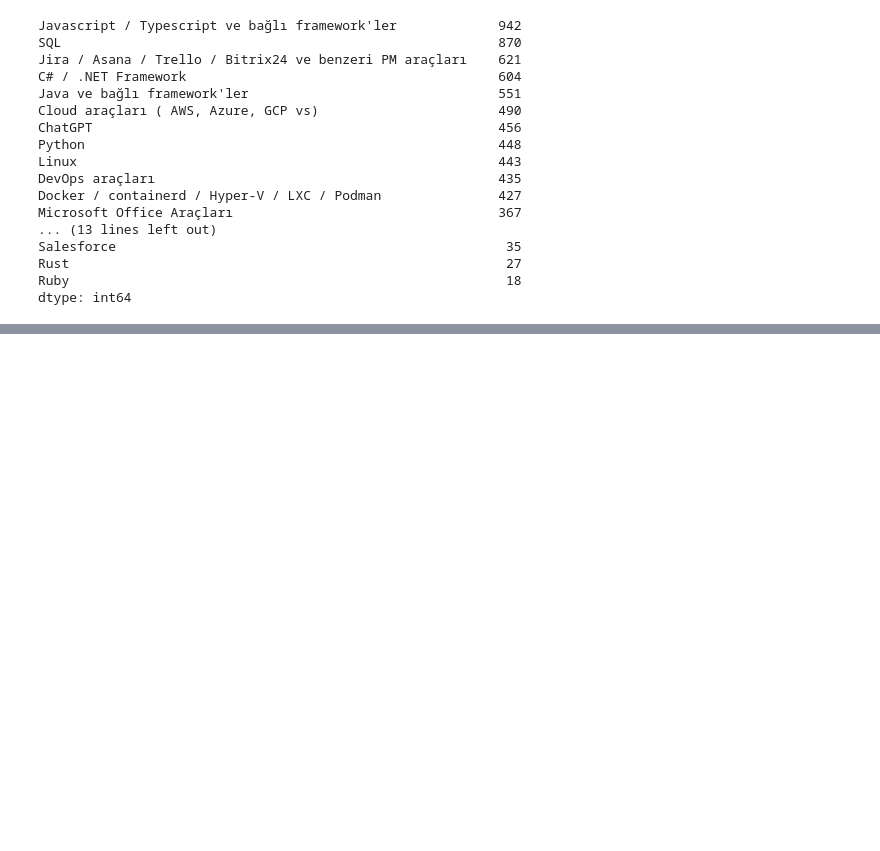
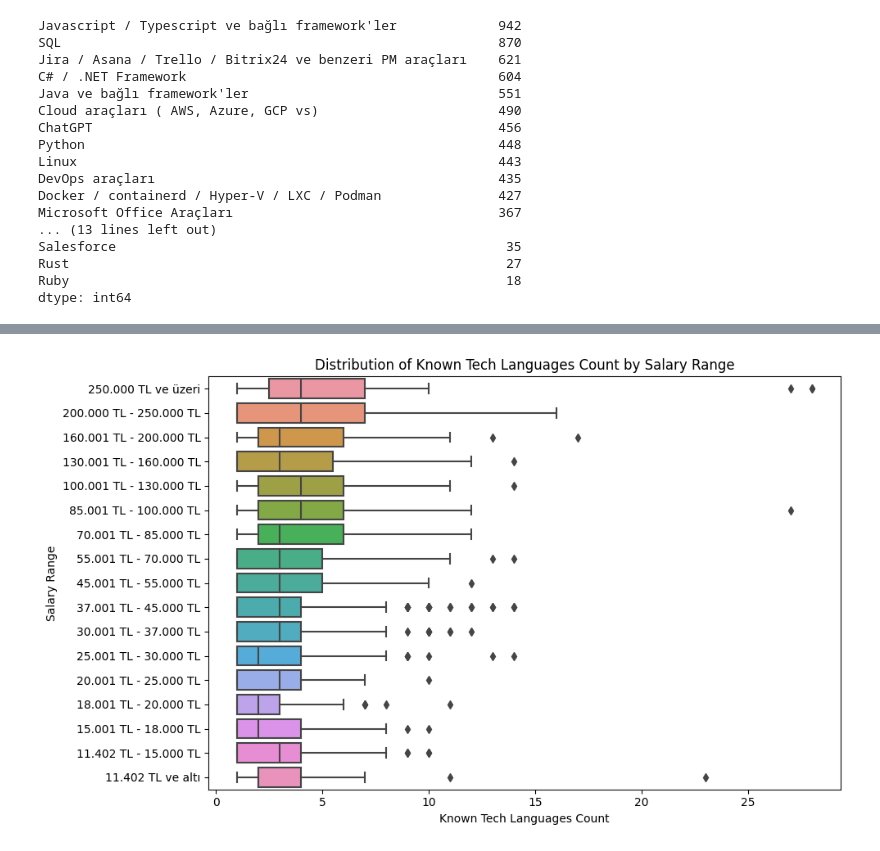
Before and after one commit to ofgkts/Portfolio-Projects, a Jupyter notebook: survey_code.ipynb, the cells around one changed output, grey strips where cells are left out. Drawn from its saved outputs; the diff is of its cells as text; code cells hidden in the pictures; blank space fills up the shorter version.

```diff
--- a/survey_code.ipynb
+++ b/survey_code.ipynb
@@ -92,4 +92,4 @@ df1.head()
 | 4 | Ağu 5, 2023 | Kadın | Türkiye | 16 Bursa | Hybrid | ... |
 5 rows × 31 columns
 # %%
-df1['Ağırlıklı olarak hangi teknolojileri / dilleri kullanıyorsunuz?'].str.split('\n', expand=True).stack().str.get_dummies().sum(level=0)
+dummy_1=df1['Ağırlıklı olarak hangi teknolojileri / dilleri kullanıyorsunuz?'].str.split('\n', expand=True).stack().str.get_dummies().sum(level=0)
@@ -133,3 +119,6 @@ Salesforce                                                  35
 Rust                                                        27
 Ruby                                                        18
 dtype: int64
+# %%
+dummy_1.replace({0: 'yok', 1: 'var'}, inplace=True)
+df1 = pd.concat([df, dummy_1], axis=1)
@@ -135,0 +141,51 @@ dtype: int64
+# %%
+
+import matplotlib.pyplot as plt
+
+
+# Replace 'Tech_Languages_Column' with the actual column name from your df1
+tech_columns = ['Adobe CC araçları', 'C# / .NET Framework', 'C, C++', 'ChatGPT',
+               'Cloud araçları ( AWS, Azure, GCP vs)', 'DevOps araçları',
+               'Docker / containerd / Hyper-V / LXC / Podman',
+               'Figma / XD ve diğer tasarım araçları', 'Flutter', 'Golang',
+               'Java ve bağlı framework\'ler',
+               'Javascript / Typescript ve bağlı framework\'ler',
+               'Jira / Asana / Trello / Bitrix24 ve benzeri PM araçları', 'Kotlin',
+               'Kubernetes', 'Linux', 'Microsoft Office Araçları',
+               'No-code / Low-code Araçları', 'NoSQL', 'PHP', 'Python', 'R', 'Ruby',
+               'Rust', 'SAP', 'SQL', 'Salesforce', 'Swift']
+
+# Count the occurrences of "var" (1) in each row
+df1['Known_Tech_Count'] = df1[tech_columns].apply(lambda row: row.str.count('var')).sum(axis=1)
+
+# Set the order of salary ranges in descending order
+salary_order = [
+    '250.000 TL ve üzeri',
+    '200.000 TL - 250.000 TL',
+    '160.001 TL - 200.000 TL',
+    '130.001 TL - 160.000 TL',
+    '100.001 TL - 130.000 TL',
+    '85.001 TL - 100.000 TL',
+    '70.001 TL - 85.000 TL',
+    '55.001 TL - 70.000 TL',
+    '45.001 TL - 55.000 TL',
+    '37.001 TL - 45.000 TL',
+    '30.001 TL - 37.000 TL',
+    '25.001 TL - 30.000 TL',
+    '20.001 TL - 25.000 TL',
+    '18.001 TL - 20.000 TL',
+    '15.001 TL - 18.000 TL',
+    '11.402 TL - 15.000 TL',
+    '11.402 TL ve altı'
+]
+
+# Create a prettier box plot using Seaborn
+plt.figure(figsize=(10, 6))
+sns.boxplot(data=df1, x='Known_Tech_Count', y='Maaş / Aylık Türk Lirası cinsinden', order=salary_order)
+plt.title('Distribution of Known Tech Languages Count by Salary Range')
+plt.xlabel('Known Tech Languages Count')
+plt.ylabel('Salary Range')
+plt.tight_layout()
+plt.show()
+# %% [output]
+[figure, added]
```
Also changed, not shown: parts of 10 cells of this notebook.
